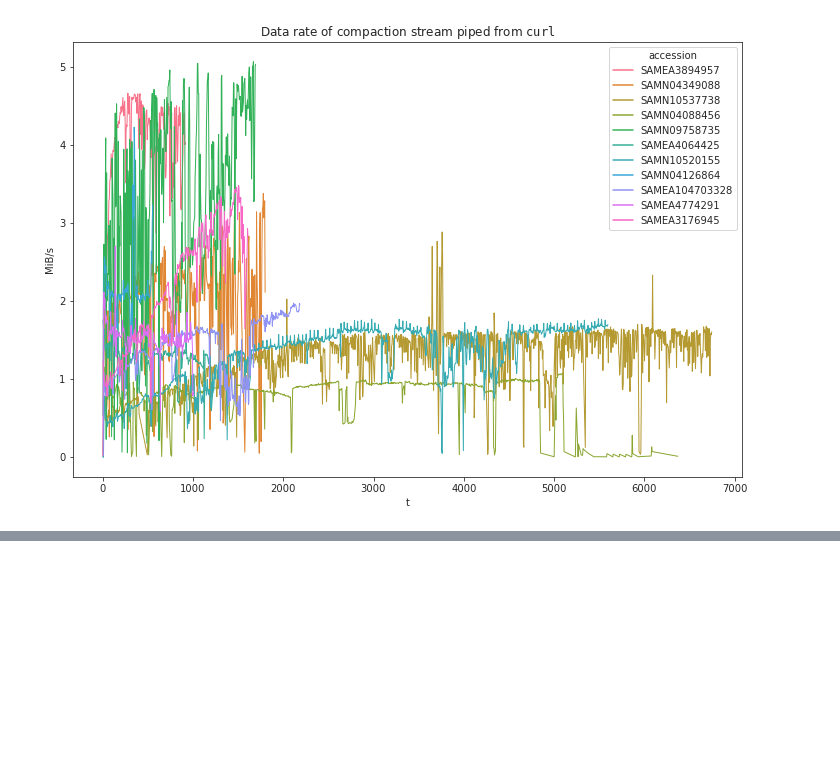
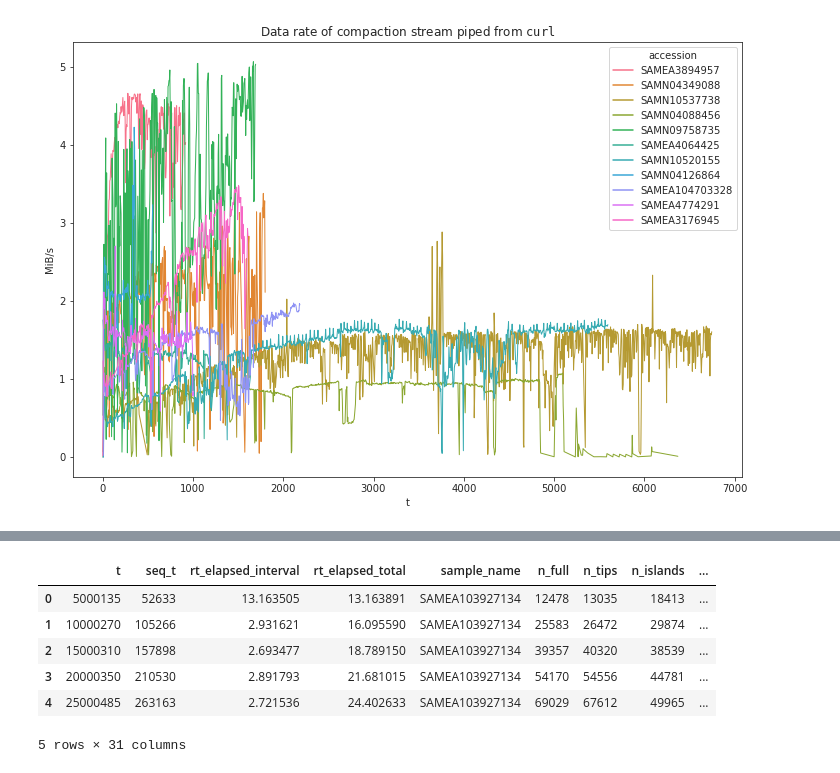
Before and after one commit to camillescott/dissertation, a Jupyter notebook: notebooks/Chapter One.ipynb, the cells around one changed output, grey strips where cells are left out. Cells and saved outputs as stored; diff of their text form; code cells hidden in the pictures; blank space fills up the shorter version.

```diff
--- a/notebooks/Chapter One.ipynb
+++ b/notebooks/Chapter One.ipynb
@@ -185,0 +121,10 @@ Name: t, Length: 922, dtype: float64
+# %%
+metrics_df.head()
+# %% [output]
+|  | t | seq_t | rt_elapsed_interval | rt_elapsed_total | sample_name | n_full | n_tips | n_islands | ... |
+| 0 | 5000135 | 52633 | 13.163505 | 13.163891 | SAMEA103927134 | 12478 | 13035 | 18413 | ... |
+| 1 | 10000270 | 105266 | 2.931621 | 16.095590 | SAMEA103927134 | 25583 | 26472 | 29874 | ... |
+| 2 | 15000310 | 157898 | 2.693477 | 18.789150 | SAMEA103927134 | 39357 | 40320 | 38539 | ... |
+| 3 | 20000350 | 210530 | 2.891793 | 21.681015 | SAMEA103927134 | 54170 | 54556 | 44781 | ... |
+| 4 | 25000485 | 263163 | 2.721536 | 24.402633 | SAMEA103927134 | 69029 | 67612 | 49965 | ... |
+5 rows × 31 columns
```
Also changed, not shown: parts of 17 cells of this notebook.
